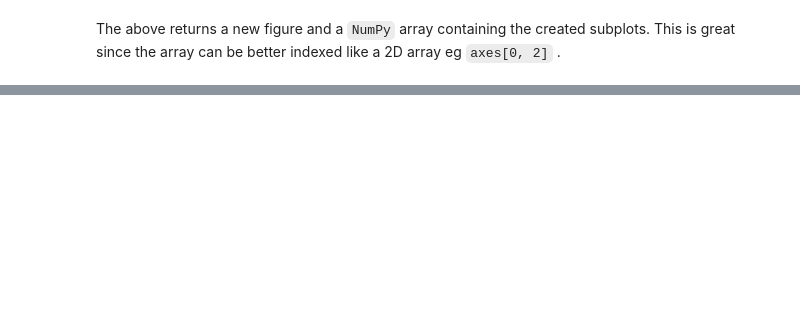
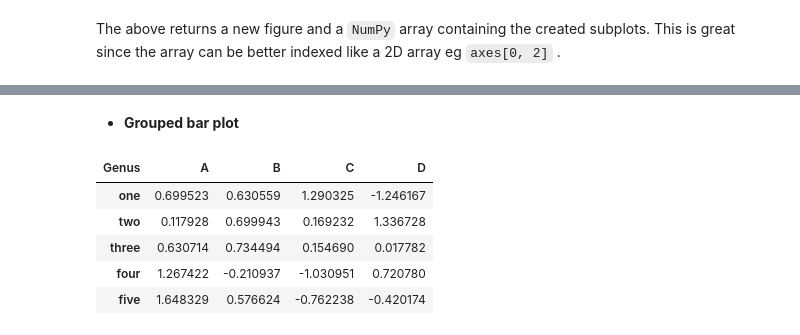
Before and after one commit to Nelson-Gon/sweetpy, a Jupyter notebook: data_visualization.ipynb, the cells around one changed output, grey strips where cells are left out. Cells and saved outputs as stored; diff of their text form; code cells hidden in the pictures; blank space fills up the shorter version.

```diff
--- a/data_visualization.ipynb
+++ b/data_visualization.ipynb
@@ -72,0 +257,16 @@ To adjust the spacing around subplots.
+# %% [markdown]
+- **Grouped bar plot**
+# %%
+df = pd.DataFrame(np.random.randn(6, 4),
+                  index = ['one', 'two', 'three', 'four',
+                           'five', 'six'],
+                 columns = pd.Index(['A', 'B', 'C', 'D'],
+                                   name = 'Genus'))
+df.head()
+# %% [output]
+| Genus | A | B | C | D |
+| one | 0.699523 | 0.630559 | 1.290325 | -1.246167 |
+| two | 0.117928 | 0.699943 | 0.169232 | 1.336728 |
+| three | 0.630714 | 0.734494 | 0.154690 | 0.017782 |
+| four | 1.267422 | -0.210937 | -1.030951 | 0.720780 |
+| five | 1.648329 | 0.576624 | -0.762238 | -0.420174 |
```
Also changed, not shown: parts of 55 cells of this notebook, 1 other file.
